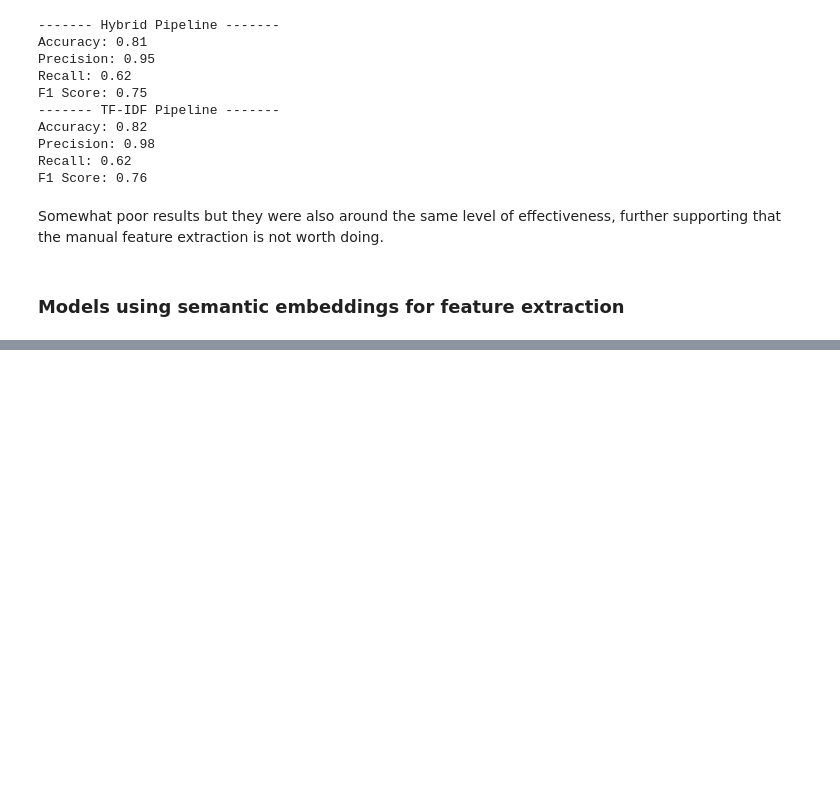
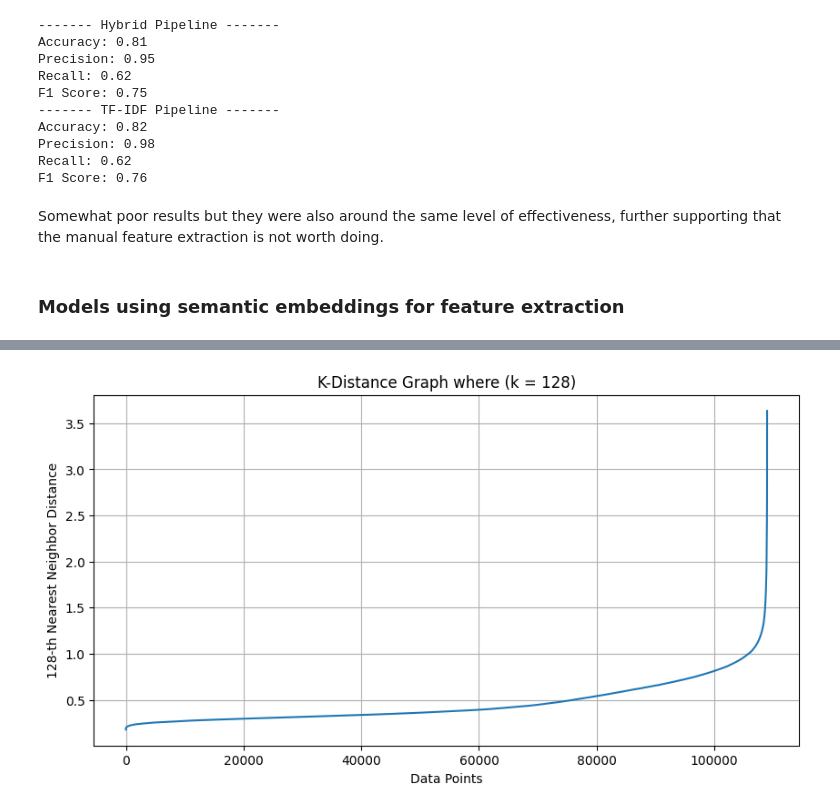
Before and after one commit to Erica-99/CTIP-misinfo-detection, a Jupyter notebook: model_training.ipynb, the cells around one changed output, grey strips where cells are left out. Cells and saved outputs as stored; diff of their text form; code cells hidden in the pictures; blank space fills up the shorter version.

Commit message:
Initial work on clustering DBSCAN

```diff
--- a/model_training.ipynb
+++ b/model_training.ipynb
@@ -385,0 +396,24 @@ Clustering will likely be done most effectively by using semantic embeddings.
+# %%
+from sklearn.neighbors import NearestNeighbors
+
+X = np.vstack(semantic_dataset['tokens'].apply(lambda tokens: document_vector(tokens, w2v_model)).to_numpy())
+
+k = 128 # High number chosen to align well with 128-dimensional data. This is the same as min_samples for DBSCAN. The lecture recommends 2 x Dimensionality, but we think lower may work best here due to the dimensions not being true features.
+neighbors = NearestNeighbors(n_neighbors=k)
+neighbors_fit = neighbors.fit(X)
+
+distances, indices = neighbors_fit.kneighbors(X)
+k_distances = distances[:, k - 1] # Get the k-th distance for each point.
+
+k_distances = np.sort(k_distances)
+
+# Plot
+plt.figure(figsize=(10, 5))
+plt.plot(k_distances)
+plt.title(f"K-Distance Graph where (k = {k})")
+plt.xlabel("Data Points")
+plt.ylabel(f"{k}-th Nearest Neighbor Distance")
+plt.grid(True)
+plt.show()
+# %% [output]
+[figure, added]
```
Also changed, not shown: parts of 11 cells of this notebook.
